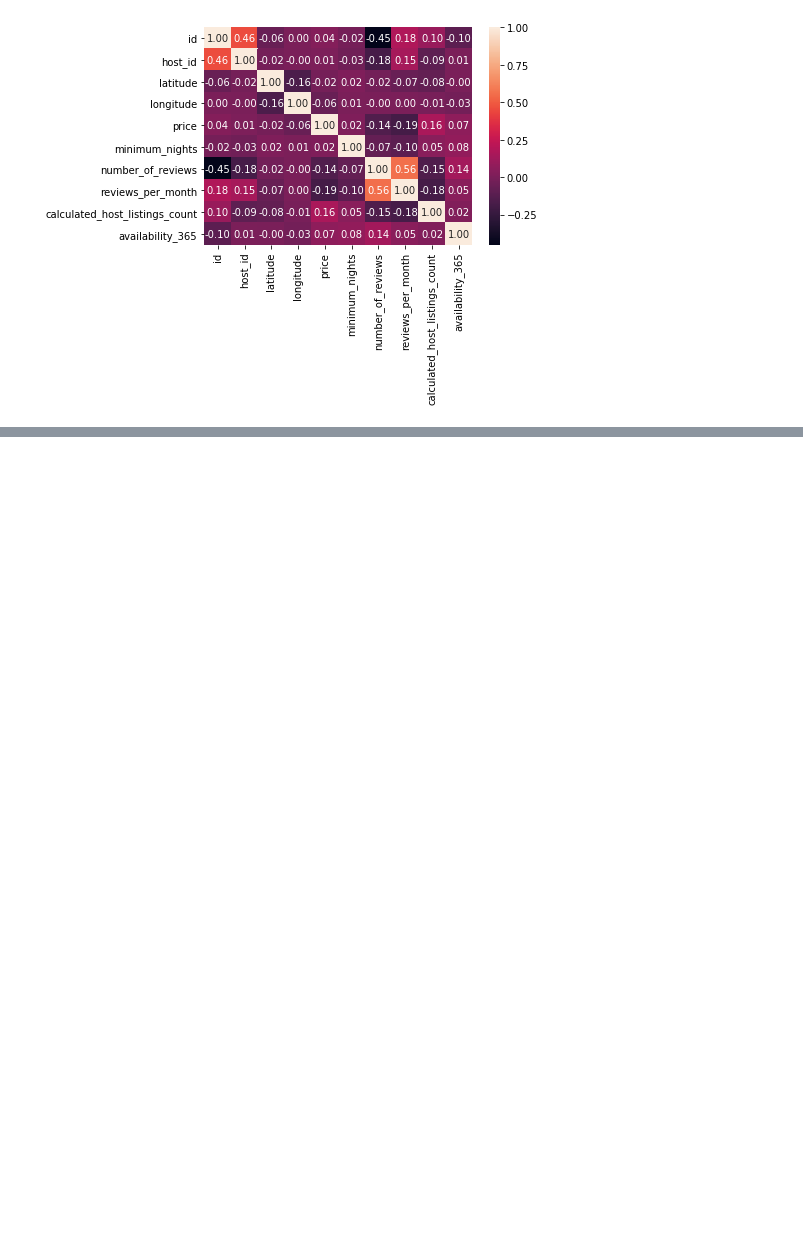
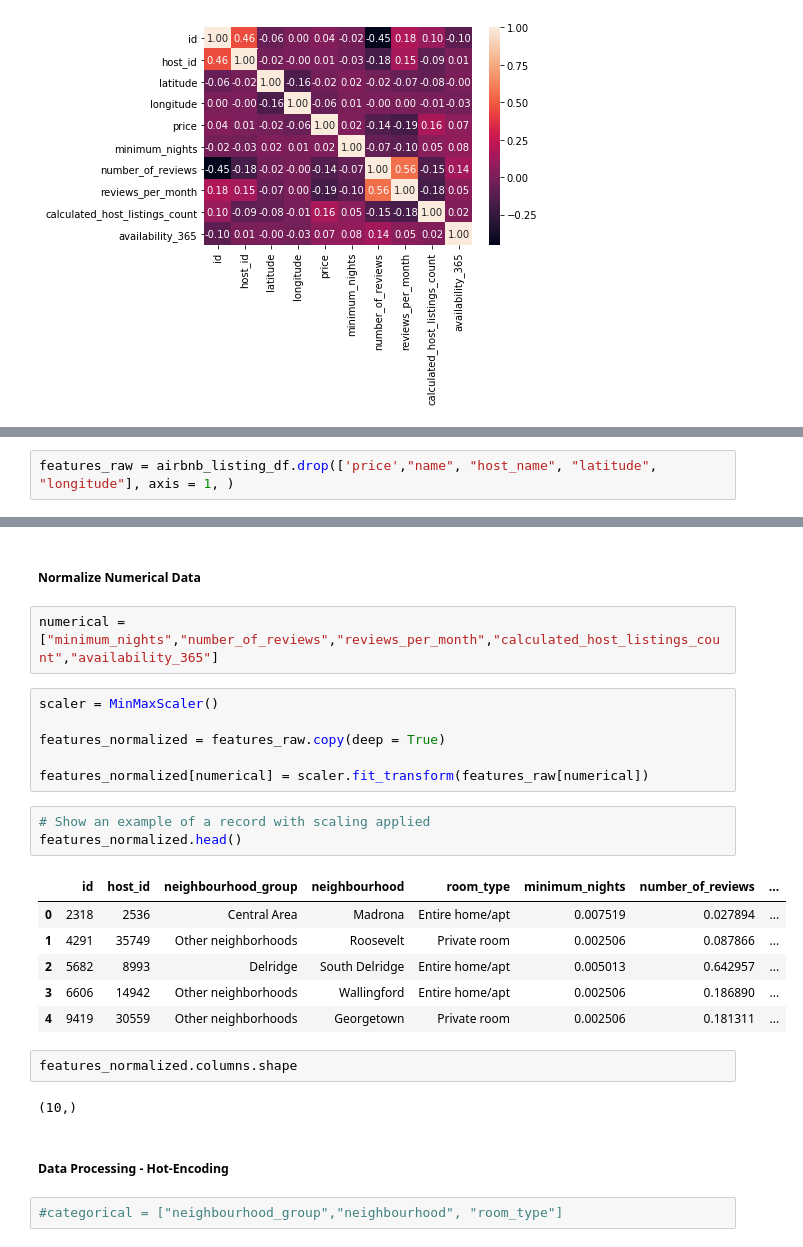
Before and after one commit to SimplifyData/Predict-Airbnb-Prices-in-Seattle, a Jupyter notebook: seattle_airbnb.ipynb, the cells around one changed output, grey strips where cells are left out. Cells and saved outputs as stored; diff of their text form; blank space fills up the shorter version.

```diff
--- a/seattle_airbnb.ipynb
+++ b/seattle_airbnb.ipynb
@@ -906,0 +1005,2 @@ sns.heatmap(airbnb_listing_df.corr(), annot = True, fmt = '.2f')
+# %%
+features_raw = airbnb_listing_df.drop(['price',"name", "host_name", "latitude", "longitude"], axis = 1, )
@@ -906,0 +1018,28 @@ sns.heatmap(airbnb_listing_df.corr(), annot = True, fmt = '.2f')
+# %% [markdown]
+##### Normalize Numerical Data
+# %%
+numerical = ["minimum_nights","number_of_reviews","reviews_per_month","calculated_host_listings_count","availability_365"]
+# %%
+scaler = MinMaxScaler()
+
+features_normalized = features_raw.copy(deep = True)
+
+features_normalized[numerical] = scaler.fit_transform(features_raw[numerical])
+# %%
+# Show an example of a record with scaling applied
+features_normalized.head()
+# %% [output]
+|  | id | host_id | neighbourhood_group | neighbourhood | room_type | minimum_nights | number_of_reviews | ... |
+| 0 | 2318 | 2536 | Central Area | Madrona | Entire home/apt | 0.007519 | 0.027894 | ... |
+| 1 | 4291 | 35749 | Other neighborhoods | Roosevelt | Private room | 0.002506 | 0.087866 | ... |
+| 2 | 5682 | 8993 | Delridge | South Delridge | Entire home/apt | 0.005013 | 0.642957 | ... |
+| 3 | 6606 | 14942 | Other neighborhoods | Wallingford | Entire home/apt | 0.002506 | 0.186890 | ... |
+| 4 | 9419 | 30559 | Other neighborhoods | Georgetown | Private room | 0.002506 | 0.181311 | ... |
+# %%
+features_normalized.columns.shape
+# %% [output]
+(10,)
+# %% [markdown]
+##### Data Processing - Hot-Encoding
+# %%
+#categorical = ["neighbourhood_group","neighbourhood", "room_type"]
```
Also changed, not shown: parts of 35 cells of this notebook.
